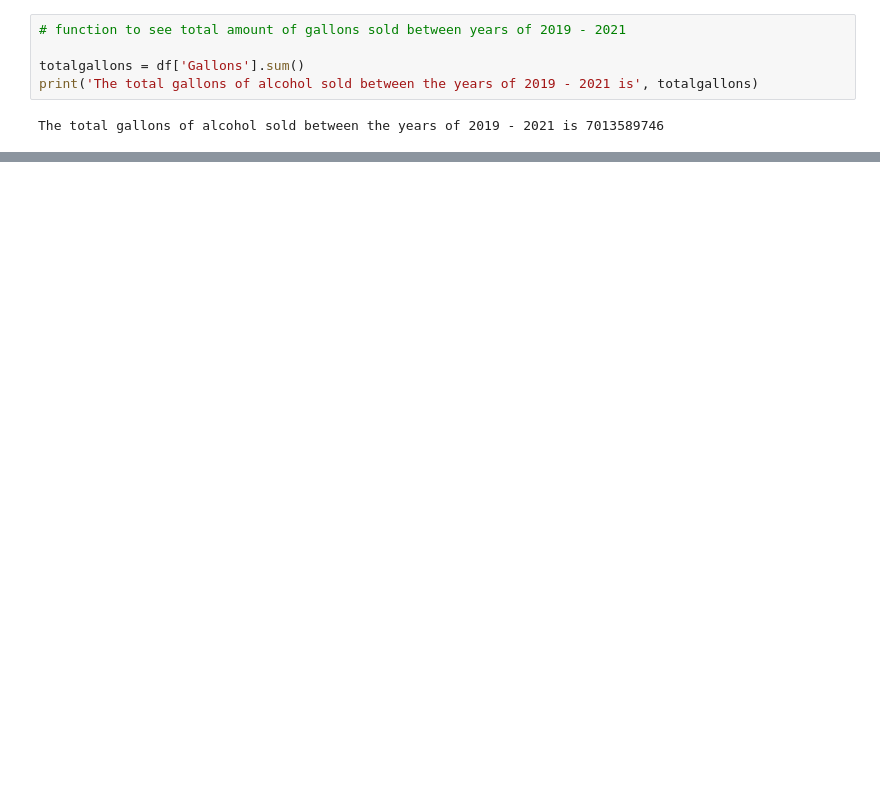
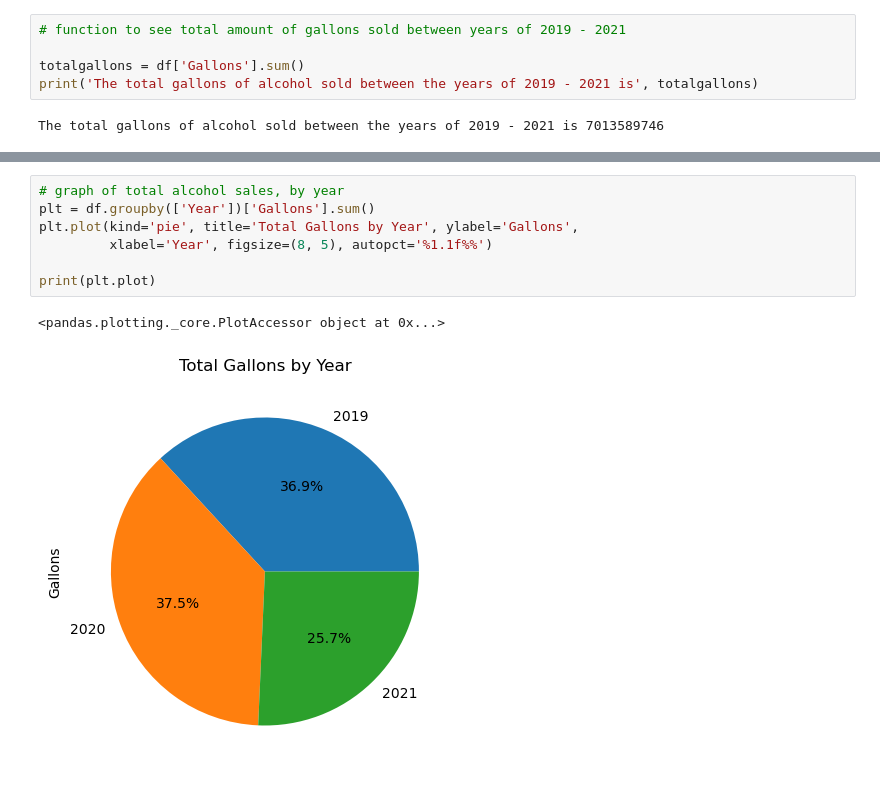
Before and after one commit to alexisn725/US-Alcohol-Sales, a Jupyter notebook: US_Alcohol_Sales.ipynb, the cells around one changed output, grey strips where cells are left out. Drawn from its saved outputs; the diff is of its cells as text; blank space fills up the shorter version.

```diff
--- a/US_Alcohol_Sales.ipynb
+++ b/US_Alcohol_Sales.ipynb
@@ -305,0 +366,10 @@ print(gallonavg)
+# %%
+# graph of total alcohol sales, by year
+plt = df.groupby(['Year'])['Gallons'].sum()
+plt.plot(kind='pie', title='Total Gallons by Year', ylabel='Gallons',
+         xlabel='Year', figsize=(8, 5), autopct='%1.1f%%')
+
+print(plt.plot)
+# %% [output]
+<pandas.plotting._core.PlotAccessor object at 0x...>
+[figure, added]
```
Also changed, not shown: parts of 27 cells of this notebook.
